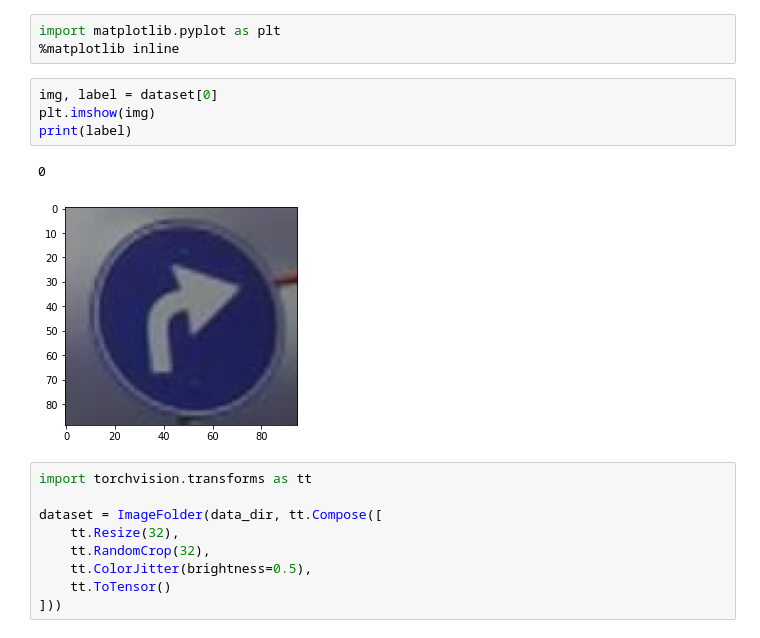
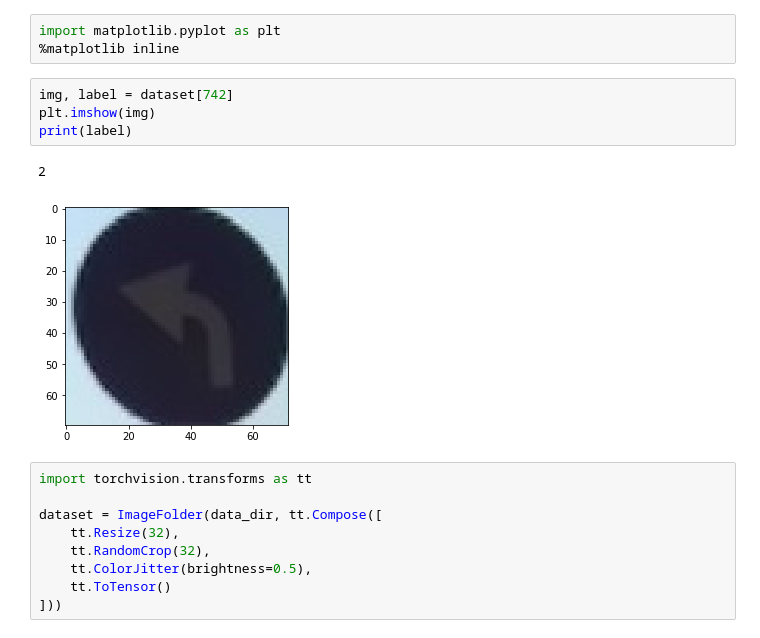
Before and after one commit to Alparslan-Tamer/Multi-Class-Classification, a Jupyter notebook: pytorch-code.ipynb, the cells around one changed output. Saved outputs shown, nothing was run; the diff lists cells and outputs as text.

```diff
--- a/pytorch-code.ipynb
+++ b/pytorch-code.ipynb
@@ -31,12 +31,12 @@ dataset.classes
 import matplotlib.pyplot as plt
 %matplotlib inline
 # %%
-img, label = dataset[0]
+img, label = dataset[742]
 plt.imshow(img)
 print(label)
 # %% [output]
-0
+2
-[figure, old version]
+[figure, new version]
 # %%
 import torchvision.transforms as tt
 
```
Also changed, not shown: parts of 12 cells of this notebook, 11 other files.
